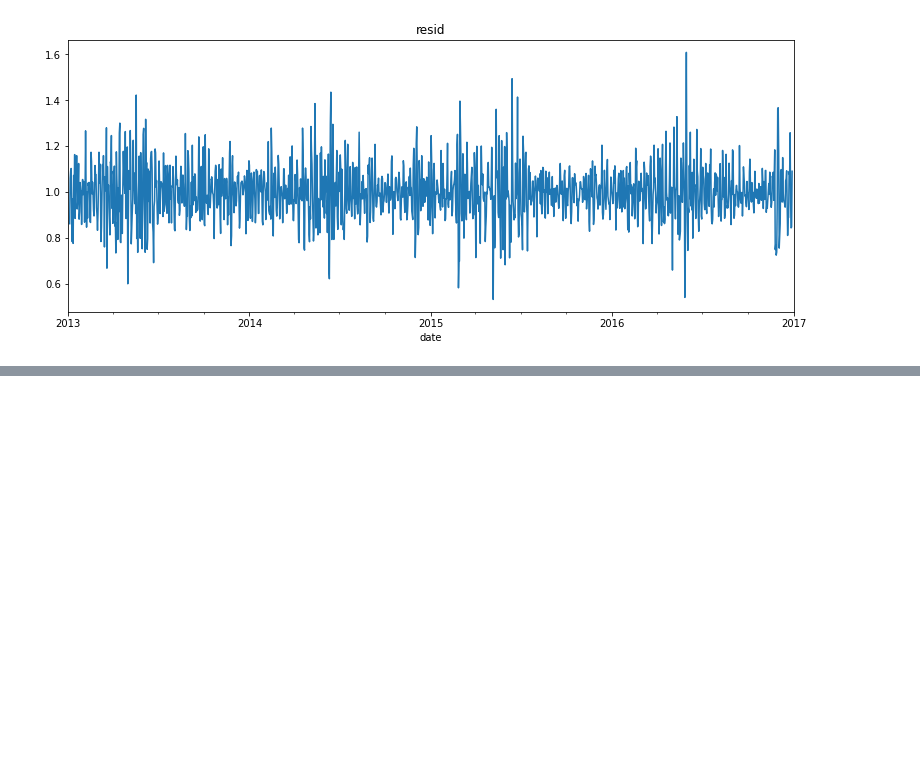
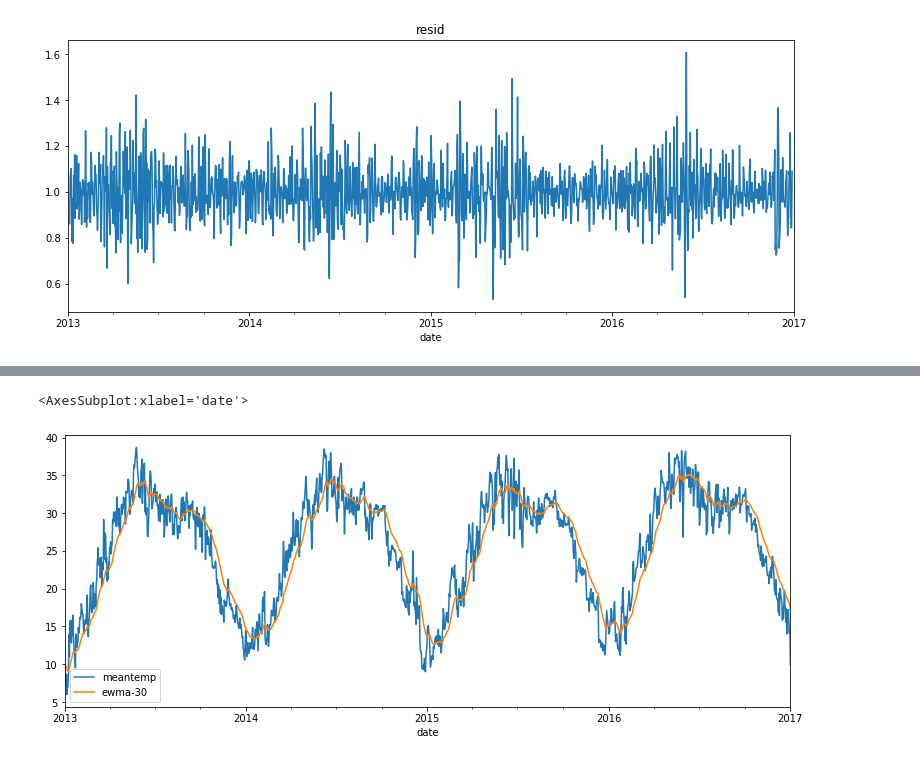
Before and after one commit to JessicaIta/times_series_daily_climate, a Jupyter notebook: times_series_daily.ipynb, the cells around one changed output, grey strips where cells are left out. Saved outputs shown, nothing was run; the diff lists cells and outputs as text; code cells hidden in the pictures; blank space fills up the shorter version.

```diff
--- a/times_series_daily.ipynb
+++ b/times_series_daily.ipynb
@@ -56,0 +90,5 @@ result.resid.plot(title='resid')
+# %%
+base[['meantemp','ewma-30']].plot()
+# %% [output]
+<AxesSubplot:xlabel='date'>
+[figure, added]
```
Also changed, not shown: parts of 9 cells of this notebook.
